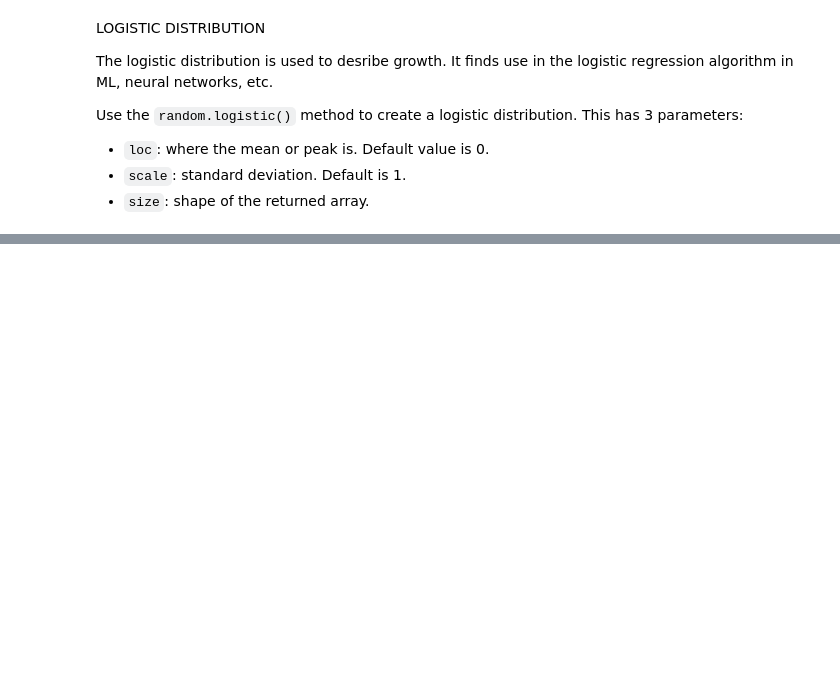
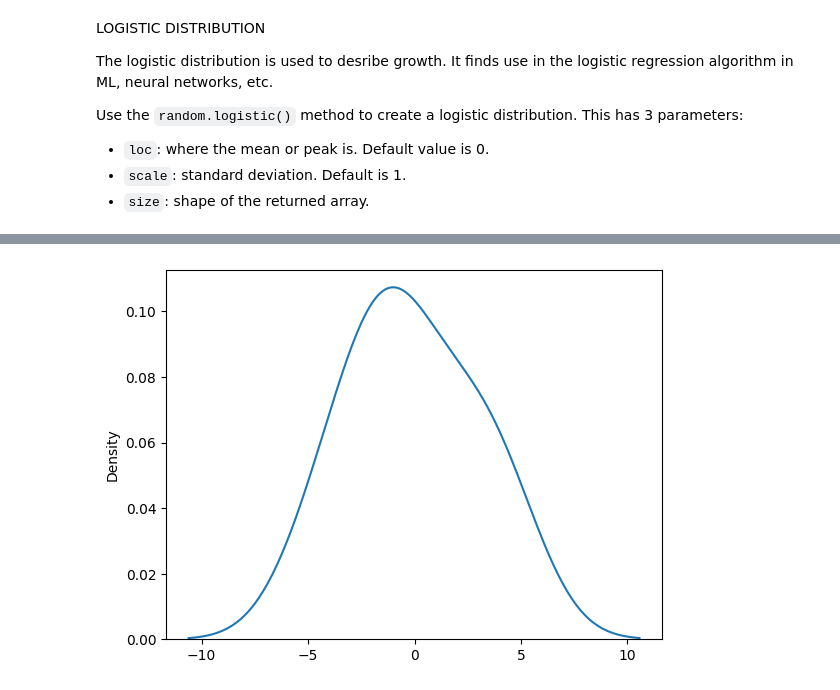
Before and after one commit to NagaNitya/AIML, a Jupyter notebook: NumPy RANDOM.ipynb, the cells around one changed output, grey strips where cells are left out. Saved outputs shown, nothing was run; the diff lists cells and outputs as text; code cells hidden in the pictures; blank space fills up the shorter version.

```diff
--- a/NumPy RANDOM.ipynb
+++ b/NumPy RANDOM.ipynb
@@ -204,0 +208,5 @@ print(log)
+# %%
+sns.distplot(log, hist=False)
+plt.show()
+# %% [output]
+[figure, added]
```
Also changed, not shown: parts of 35 cells of this notebook.
